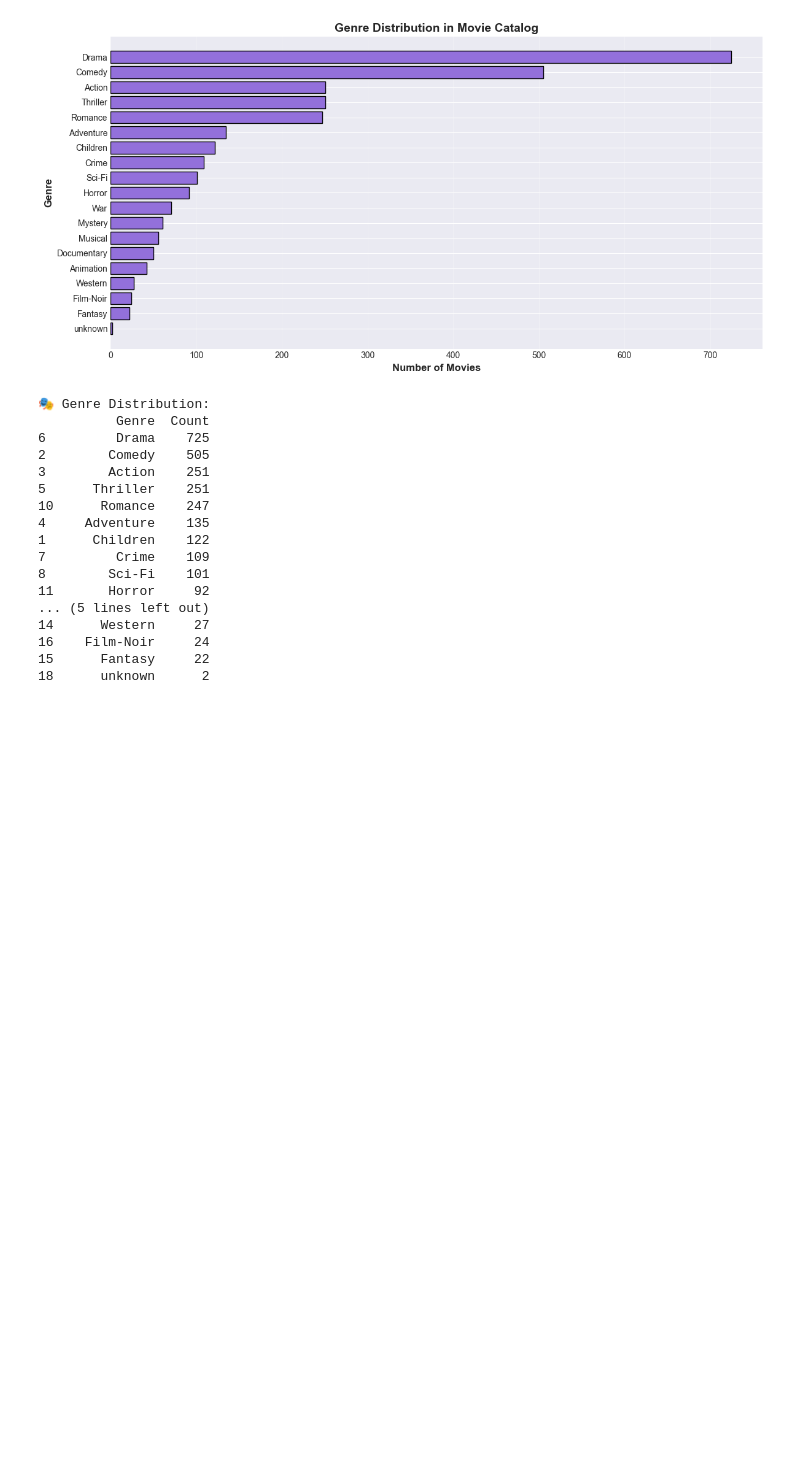
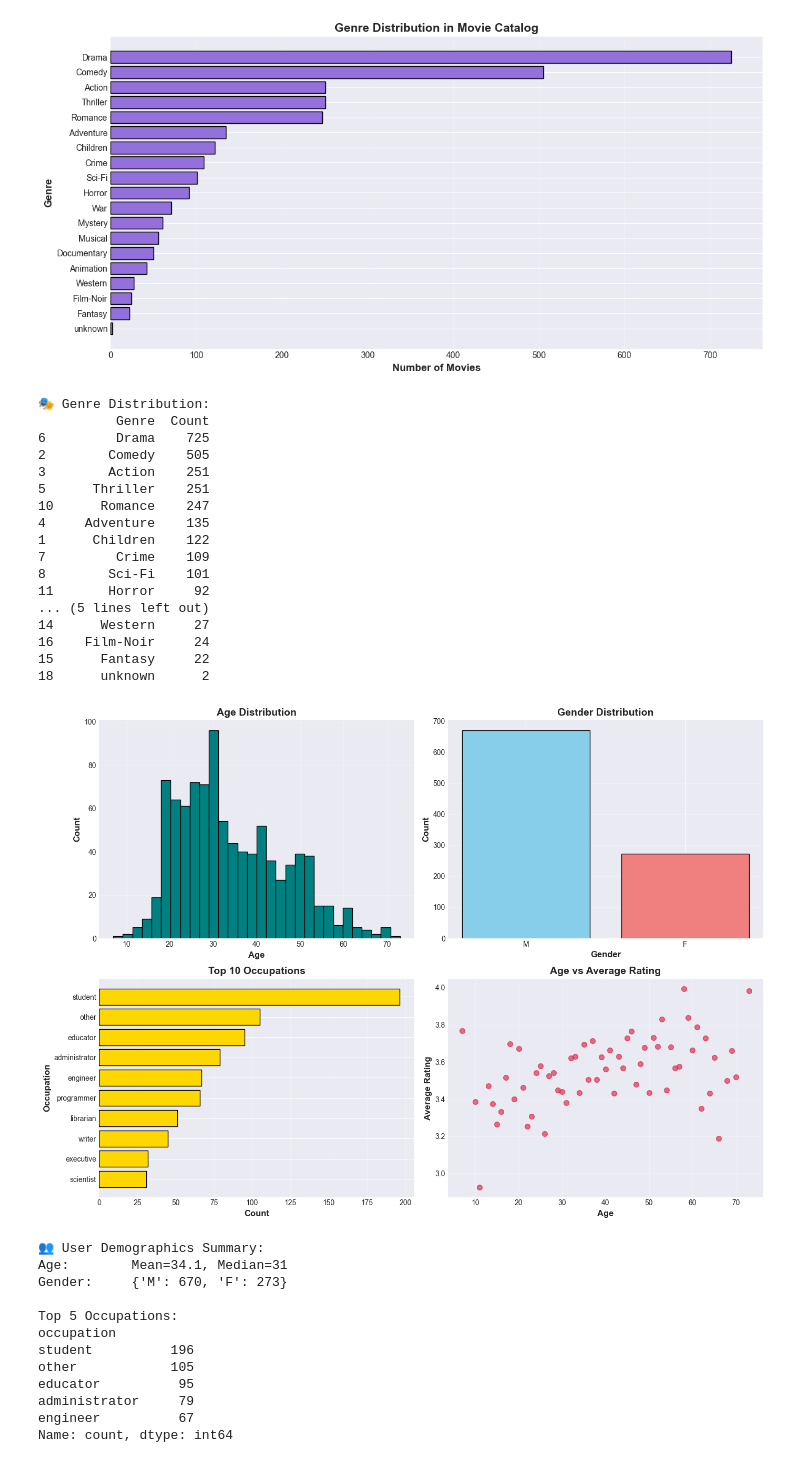
Before and after one commit to HarpinderC/ML-Recommenders, a Jupyter notebook: movie-recommendation-system/notebooks/01_data_loading_eda_baseline.ipynb, the cells around one changed output. Saved outputs shown, nothing was run; the diff lists cells and outputs as text; code cells hidden in the pictures; blank space fills up the shorter version.

```diff
--- a/movie-recommendation-system/notebooks/01_data_loading_eda_baseline.ipynb
+++ b/movie-recommendation-system/notebooks/01_data_loading_eda_baseline.ipynb
@@ -533,3 +533,65 @@ print(genre_df)
 16    Film-Noir     24
 15      Fantasy     22
 18      unknown      2
+# %%
+# ┌─────────────────────────────────────────┐
+# │ User Demographics                       │
+# └─────────────────────────────────────────┘
+
+fig, axes = plt.subplots(2, 2, figsize=(14, 10))
+
+# Age distribution
+axes[0, 0].hist(users['age'], bins=30, color='teal', edgecolor='black')
+axes[0, 0].set_xlabel('Age', fontsize=12, fontweight='bold')
+axes[0, 0].set_ylabel('Count', fontsize=12, fontweight='bold')
+axes[0, 0].set_title('Age Distribution', fontsize=14, fontweight='bold')
+axes[0, 0].grid(alpha=0.3)
+
+# Gender distribution
+gender_counts = users['gender'].value_counts()
+axes[0, 1].bar(gender_counts.index, gender_counts.values, color=['skyblue', 'lightcoral'], edgecolor='black')
+axes[0, 1].set_xlabel('Gender', fontsize=12, fontweight='bold')
+axes[0, 1].set_ylabel('Count', fontsize=12, fontweight='bold')
+axes[0, 1].set_title('Gender Distribution', fontsize=14, fontweight='bold')
+axes[0, 1].grid(axis='y', alpha=0.3)
+
+# Top 10 occupations
+occupation_counts = users['occupation'].value_counts().head(10)
+axes[1, 0].barh(occupation_counts.index, occupation_counts.values, color='gold', edgecolor='black')
+axes[1, 0].set_xlabel('Count', fontsize=12, fontweight='bold')
+axes[1, 0].set_ylabel('Occupation', fontsize=12, fontweight='bold')
+axes[1, 0].set_title('Top 10 Occupations', fontsize=14, fontweight='bold')
+axes[1, 0].invert_yaxis()
+axes[1, 0].grid(axis='x', alpha=0.3)
+
+# Age vs Average Rating
+age_rating = data.groupby('age')['rating'].mean().reset_index()
+axes[1, 1].scatter(age_rating['age'], age_rating['rating'], color='crimson', s=50, alpha=0.6)
+axes[1, 1].set_xlabel('Age', fontsize=12, fontweight='bold')
+axes[1, 1].set_ylabel('Average Rating', fontsize=12, fontweight='bold')
+axes[1, 1].set_title('Age vs Average Rating', fontsize=14, fontweight='bold')
+axes[1, 1].grid(alpha=0.3)
+
+plt.tight_layout()
+plt.savefig('../results/visualizations/05_user_demographics.png', dpi=300, bbox_inches='tight')
+plt.show()
+
+print("\n👥 User Demographics Summary:")
+print(f"Age:        Mean={users['age'].mean():.1f}, Median={users['age'].median():.0f}")
+print(f"Gender:     {dict(users['gender'].value_counts())}")
+print(f"\nTop 5 Occupations:")
+print(users['occupation'].value_counts().head())
+# %% [output]
+[figure, added]
+👥 User Demographics Summary:
+Age:        Mean=34.1, Median=31
+Gender:     {'M': 670, 'F': 273}
+
+Top 5 Occupations:
+occupation
+student          196
+other            105
+educator          95
+administrator     79
+engineer          67
+Name: count, dtype: int64
```
Also changed, not shown: parts of 3 cells of this notebook, 2 other files.
